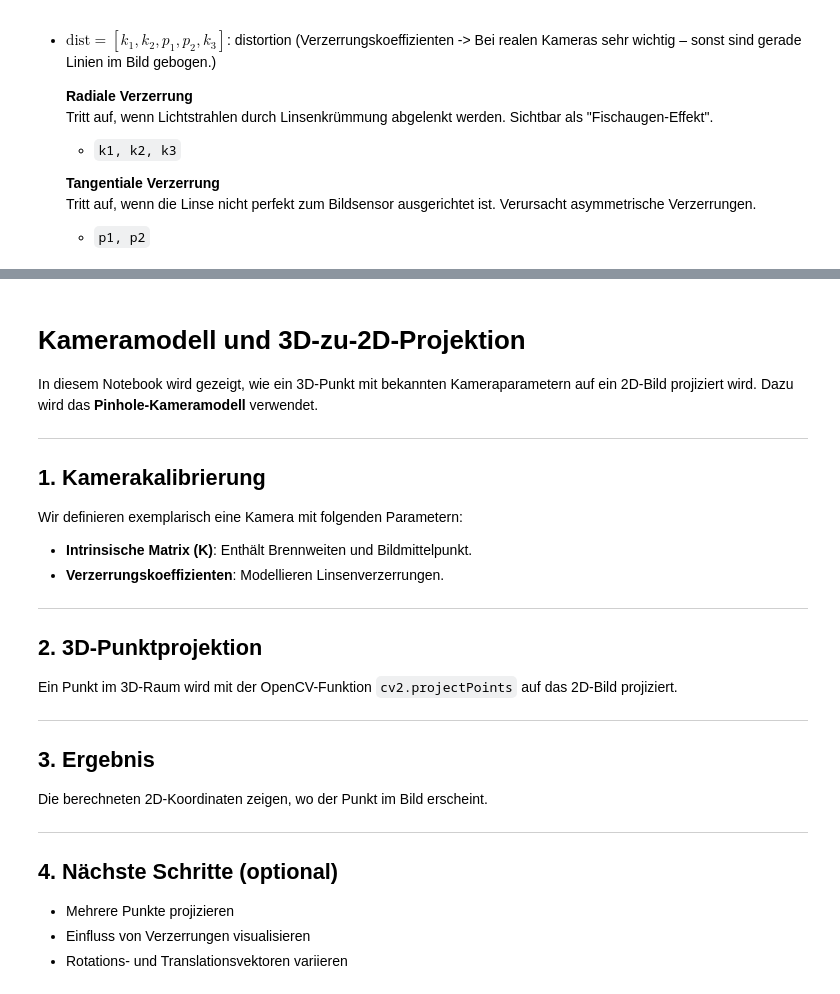
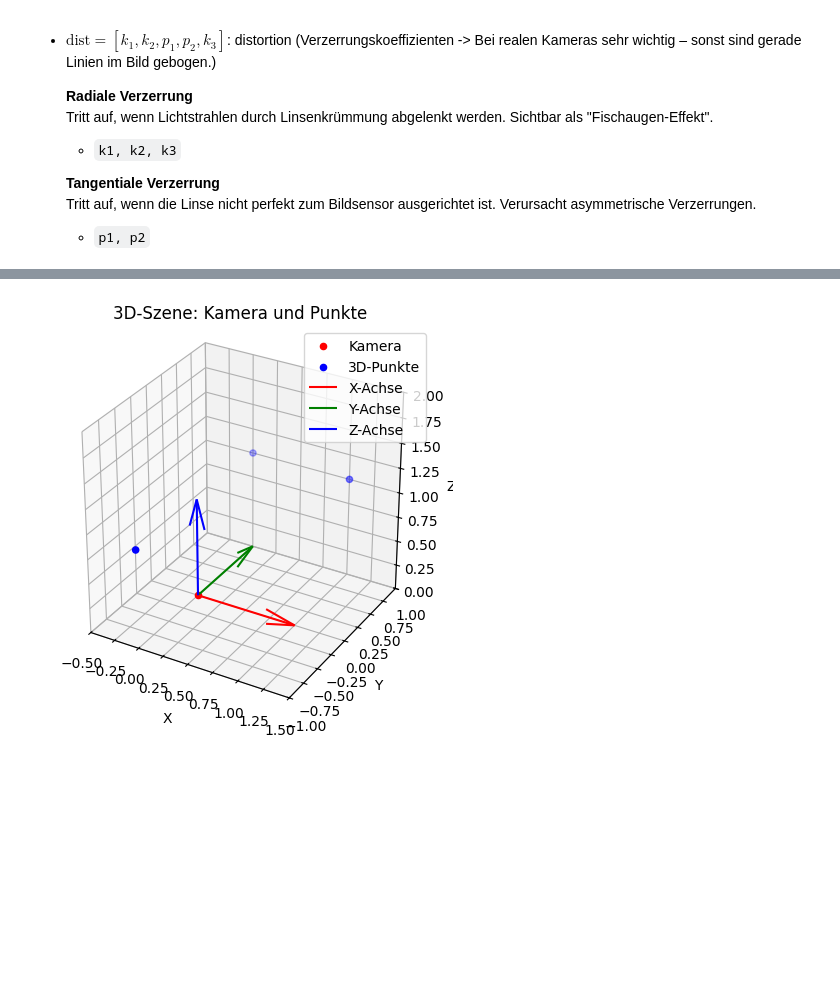
Before and after one commit to lukestairwalker/OpenCV, a Jupyter notebook: notebooks/camera_model.ipynb, the cells around one changed output, grey strips where cells are left out. Drawn from its saved outputs; the diff is of its cells as text; code cells hidden in the pictures; blank space fills up the shorter version.

```diff
--- a/notebooks/camera_model.ipynb
+++ b/notebooks/camera_model.ipynb
@@ -172,33 +177,42 @@ plt.show()
-# %% [markdown]
-# Kameramodell und 3D-zu-2D-Projektion
-
-In diesem Notebook wird gezeigt, wie ein 3D-Punkt mit bekannten Kameraparametern auf ein 2D-Bild projiziert wird. Dazu wird das **Pinhole-Kameramodell** verwendet.
-
----
-
-## 1. Kamerakalibrierung
-
-Wir definieren exemplarisch eine Kamera mit folgenden Parametern:
-
-- **Intrinsische Matrix (K)**: Enthält Brennweiten und Bildmittelpunkt.
-- **Verzerrungskoeffizienten**: Modellieren Linsenverzerrungen.
-
----
-
-## 2. 3D-Punktprojektion
-
-Ein Punkt im 3D-Raum wird mit der OpenCV-Funktion `cv2.projectPoints` auf das 2D-Bild projiziert.
-
----
-
-## 3. Ergebnis
-
-Die berechneten 2D-Koordinaten zeigen, wo der Punkt im Bild erscheint.
-
----
-
-## 4. Nächste Schritte (optional)
-
-- Mehrere Punkte projizieren
-- Einfluss von Verzerrungen visualisieren
-- Rotations- und Translationsvektoren variieren
+# %%
+import matplotlib.pyplot as plt
+from mpl_toolkits.mplot3d import Axes3D
+import numpy as np
+
+fig = plt.figure(figsize=(5, 5))
+ax = fig.add_subplot(111, projection='3d')
+
+# Kamera als Ursprung
+ax.scatter(0, 0, 0, c='red', label='Kamera')
+
+# 3D-Punkte
+ax.scatter(points_3D[:, 0], points_3D[:, 1], points_3D[:, 2], c='blue', label='3D-Punkte')
+
+# Achsen für Orientierung
+ax.quiver(0, 0, 0, 1, 0, 0, color='r', label='X-Achse')
+ax.quiver(0, 0, 0, 0, 1, 0, color='g', label='Y-Achse')
+ax.quiver(0, 0, 0, 0, 0, 1, color='b', label='Z-Achse')
+
+# Gleiche Skalierung durch Limits
+max_range = np.array([points_3D[:, 0].max() - points_3D[:, 0].min(),
+                      points_3D[:, 1].max() - points_3D[:, 1].min(),
+                      points_3D[:, 2].max() - points_3D[:, 2].min()]).max()
+
+X_center = (points_3D[:, 0].max() + points_3D[:, 0].min()) / 2
+Y_center = (points_3D[:, 1].max() + points_3D[:, 1].min()) / 2
+Z_center = (points_3D[:, 2].max() + points_3D[:, 2].min()) / 2
+
+ax.set_xlim(X_center - max_range/2, X_center + max_range/2)
+ax.set_ylim(Y_center - max_range/2, Y_center + max_range/2)
+ax.set_zlim(Z_center - max_range/2, Z_center + max_range/2)
+
+ax.set_box_aspect([1, 1, 1])
+
+ax.set_xlabel('X')
+ax.set_ylabel('Y')
+ax.set_zlabel('Z')
+ax.legend()
+ax.set_title("3D-Szene: Kamera und Punkte")
+plt.show()
+# %% [output]
+[figure, added]
```
Also changed, not shown: parts of 11 cells of this notebook, 2 other files.
